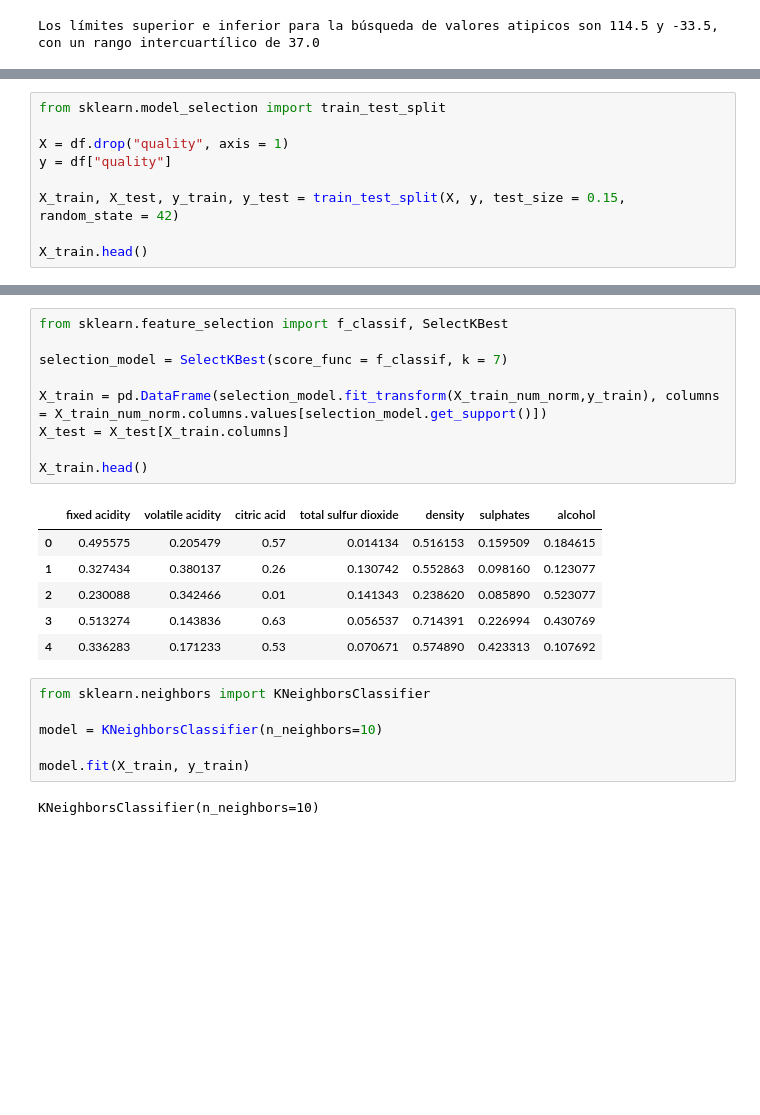
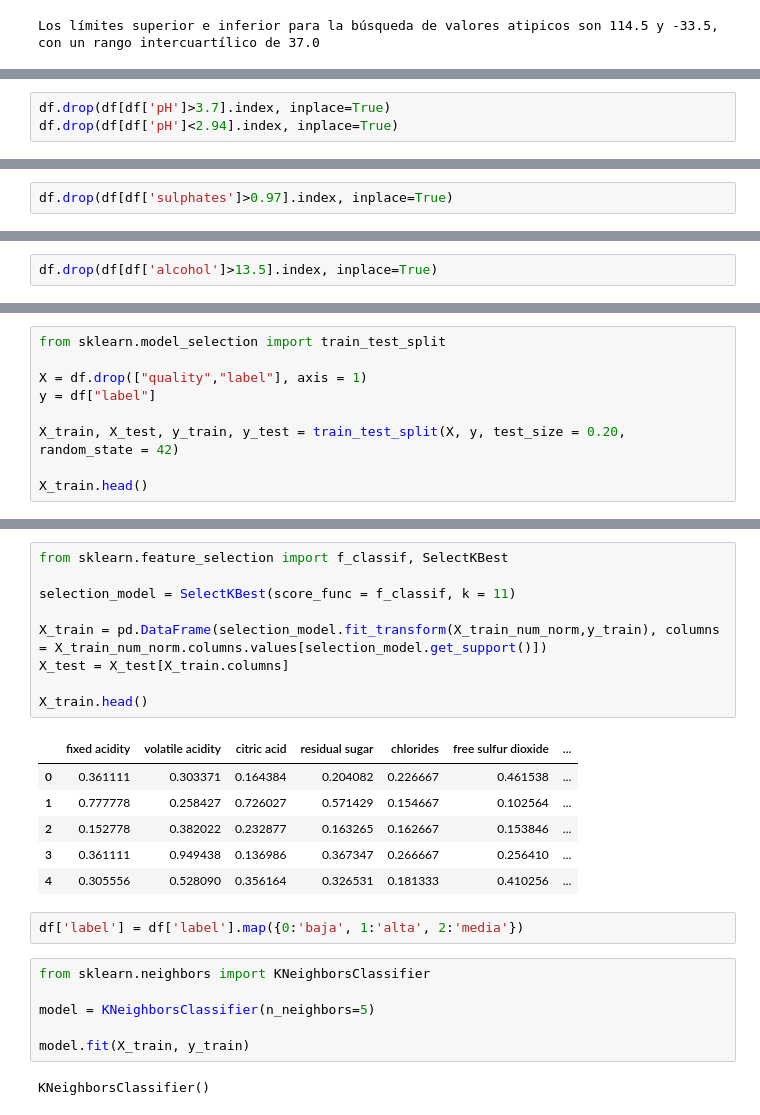
Before and after one commit to 4GeeksAcademy/Loic-K-Nearest, a Jupyter notebook: src/explore.ipynb, the cells around one changed output, grey strips where cells are left out. Saved outputs shown, nothing was run; the diff lists cells and outputs as text; blank space fills up the shorter version.

```diff
--- a/src/explore.ipynb
+++ b/src/explore.ipynb
@@ -343,0 +508,3 @@ Los límites superior e inferior para la búsqueda de valores atipicos son 114.5
+# %%
+df.drop(df[df['pH']>3.7].index, inplace=True)
+df.drop(df[df['pH']<2.94].index, inplace=True)
@@ -343,0 +556,2 @@ Los límites superior e inferior para la búsqueda de valores atipicos son 114.5
+# %%
+df.drop(df[df['sulphates']>0.97].index, inplace=True)
@@ -344,3 +603,5 @@ Los límites superior e inferior para la búsqueda de valores atipicos son 114.5
+# %%
+df.drop(df[df['alcohol']>13.5].index, inplace=True)
 # %%
 df.isnull().sum()
 # %% [output]
@@ -360,10 +622,10 @@ dtype: int64
 # %%
 from sklearn.model_selection import train_test_split
 
-X = df.drop("quality", axis = 1)
-y = df["quality"]
+X = df.drop(["quality","label"], axis = 1)
+y = df["label"]
 
-X_train, X_test, y_train, y_test = train_test_split(X, y, test_size = 0.15, random_state = 42)
+X_train, X_test, y_train, y_test = train_test_split(X, y, test_size = 0.20, random_state = 42)
 
 X_train.head()
 # %% [output]
@@ -395,27 +657,29 @@ X_train_num_norm.head()
 # %%
 from sklearn.feature_selection import f_classif, SelectKBest
 
-selection_model = SelectKBest(score_func = f_classif, k = 7)
+selection_model = SelectKBest(score_func = f_classif, k = 11)
 
 X_train = pd.DataFrame(selection_model.fit_transform(X_train_num_norm,y_train), columns = X_train_num_norm.columns.values[selection_model.get_support()])
 X_test = X_test[X_train.columns]
 
 X_train.head()
 # %% [output]
-|  | fixed acidity | volatile acidity | citric acid | total sulfur dioxide | density | sulphates | alcohol |
-| 0 | 0.495575 | 0.205479 | 0.57 | 0.014134 | 0.516153 | 0.159509 | 0.184615 |
-| 1 | 0.327434 | 0.380137 | 0.26 | 0.130742 | 0.552863 | 0.098160 | 0.123077 |
-| 2 | 0.230088 | 0.342466 | 0.01 | 0.141343 | 0.238620 | 0.085890 | 0.523077 |
-| 3 | 0.513274 | 0.143836 | 0.63 | 0.056537 | 0.714391 | 0.226994 | 0.430769 |
-| 4 | 0.336283 | 0.171233 | 0.53 | 0.070671 | 0.574890 | 0.423313 | 0.107692 |
+|  | fixed acidity | volatile acidity | citric acid | residual sugar | chlorides | free sulfur dioxide | ... |
+| 0 | 0.361111 | 0.303371 | 0.164384 | 0.204082 | 0.226667 | 0.461538 | ... |
+| 1 | 0.777778 | 0.258427 | 0.726027 | 0.571429 | 0.154667 | 0.102564 | ... |
+| 2 | 0.152778 | 0.382022 | 0.232877 | 0.163265 | 0.162667 | 0.153846 | ... |
+| 3 | 0.361111 | 0.949438 | 0.136986 | 0.367347 | 0.266667 | 0.256410 | ... |
+| 4 | 0.305556 | 0.528090 | 0.356164 | 0.326531 | 0.181333 | 0.410256 | ... |
+# %%
+df['label'] = df['label'].map({0:'baja', 1:'alta', 2:'media'})
 # %%
 from sklearn.neighbors import KNeighborsClassifier
 
-model = KNeighborsClassifier(n_neighbors=10)
+model = KNeighborsClassifier(n_neighbors=5)
 
 model.fit(X_train, y_train)
 # %% [output]
-KNeighborsClassifier(n_neighbors=10)
+KNeighborsClassifier()
 # %%
 y_pred_test = model.predict(X_test)
 y_pred_train = model.predict(X_train)
```
Also changed, not shown: parts of 38 cells of this notebook.
